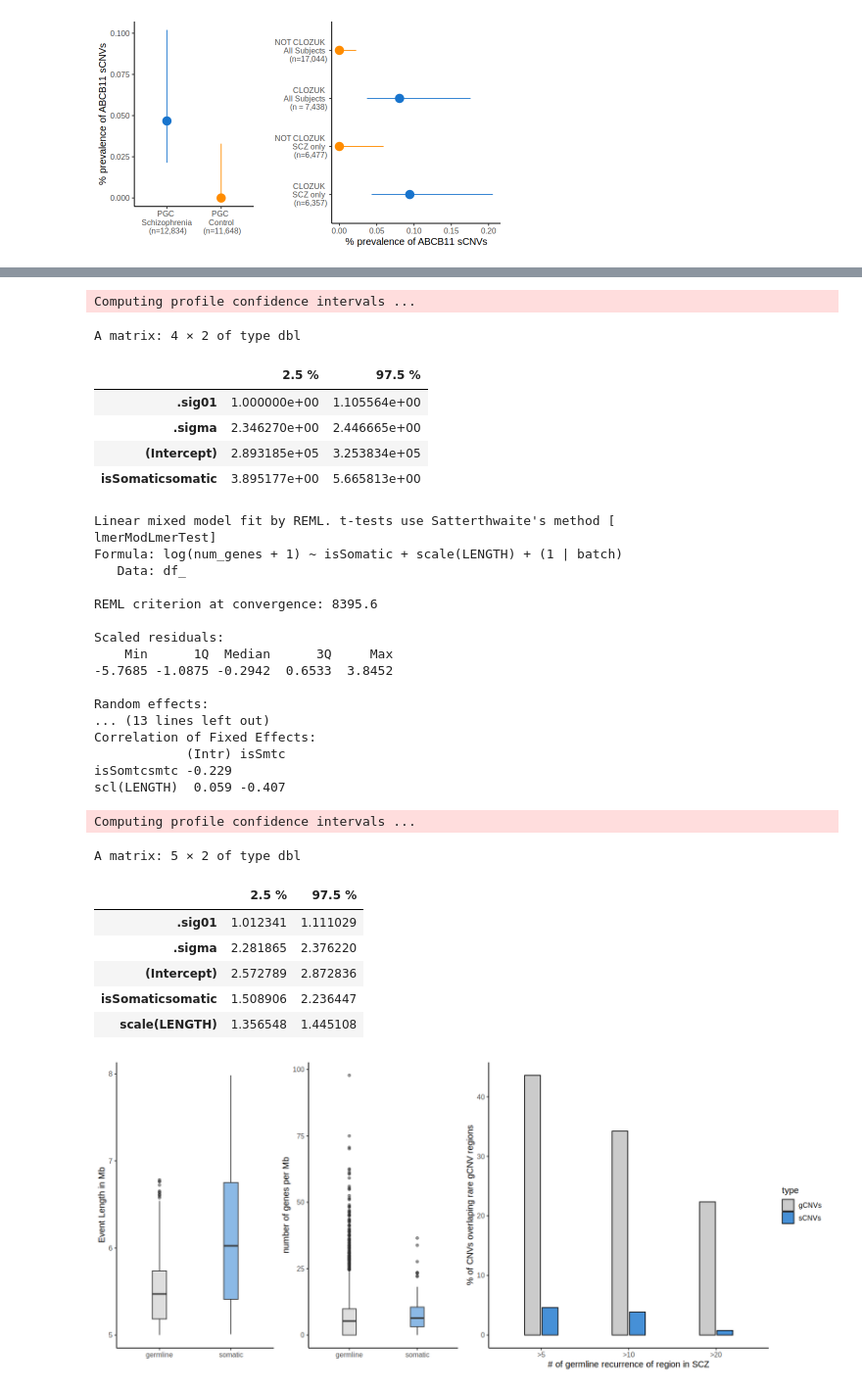
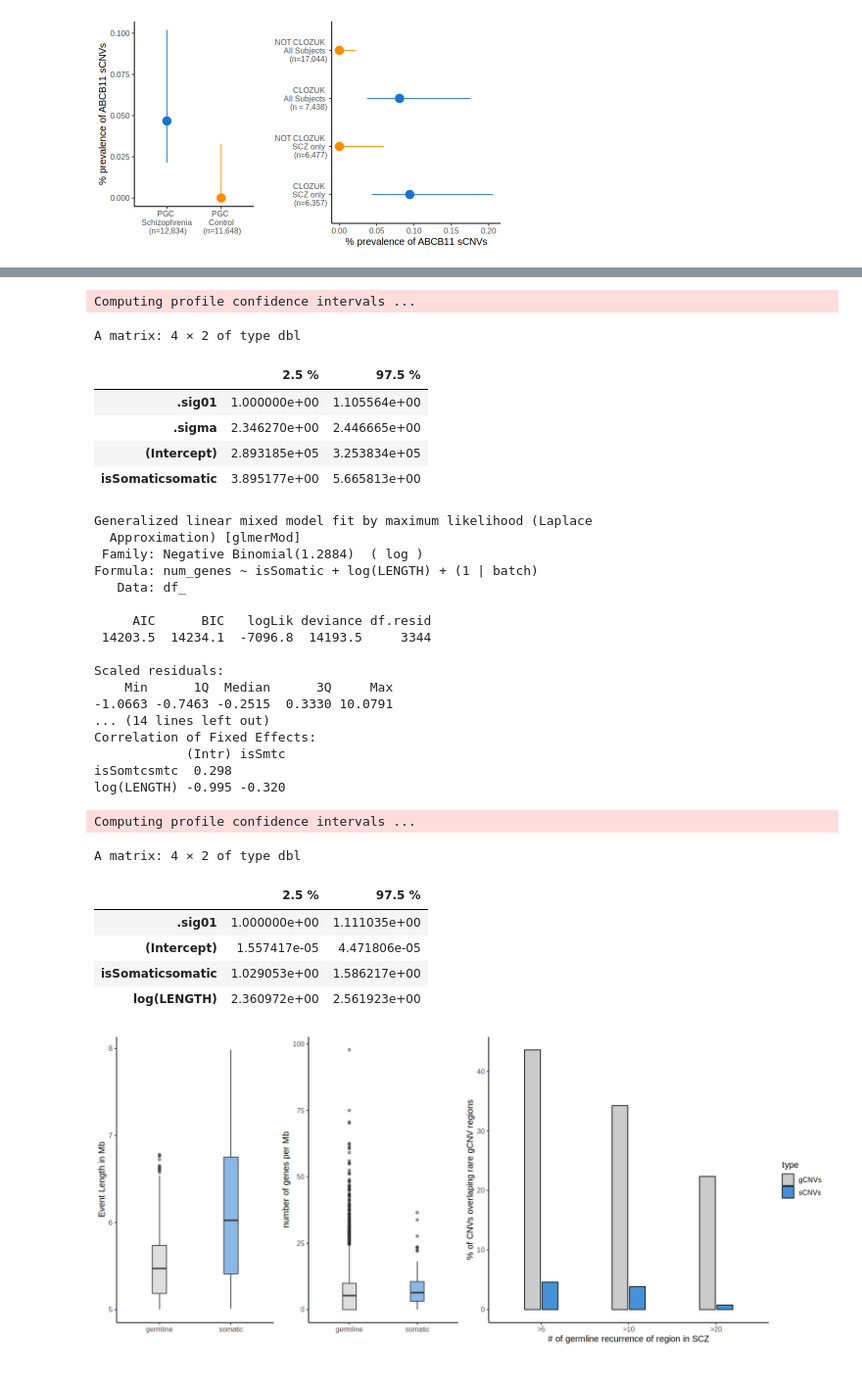
Before and after one commit to emauryg/SCZ_sCNV_paper_repo, a Jupyter notebook: scripts/6_Combined_Analysis.ipynb, the cells around one changed output, grey strips where cells are left out. Shown at 98% size. Saved outputs shown, nothing was run; the diff lists cells and outputs as text; code cells hidden in the pictures.

```diff
--- a/scripts/6_Combined_Analysis.ipynb
+++ b/scripts/6_Combined_Analysis.ipynb
@@ -1419,20 +1419,20 @@ df_ = df_ %>% group_by(subject,batch,diagnosis, isSomatic) %>% summarise(num_gen
 p1 = df_ %>% ggplot(aes(x=isSomatic,y = log10(LENGTH))) + geom_boxplot(aes(fill=isSomatic), alpha = 0.5,show.legend = FALSE, width=0.2) + scale_fill_manual(values=c("gray","dodgerblue3"),labels=c("Control","Schizophrenia")) + theme_classic(base_size = 12) + labs(x="",y="Event Length in Mb", fill="")  # facet_wrap(vars(batch))
 
 
-
-#summary(glmer(is_som ~ scale(LENGTH) + (1|batch), data=df_ %>% mutate(is_som = ifelse(isSomatic == "somatic", 1,0)),  family=binomial("logit")))
-
 mod2 = lmer(log(LENGTH) ~ isSomatic  +  (1|batch) , data=df_)
 summary(mod2)
 exp(confint(mod2))
 
 
-p2 = df_ %>% mutate(genes_per_mb = num_genes/LENGTH*1e6) %>% ggplot(aes(x=isSomatic,y =genes_per_mb)) + geom_boxplot(aes(fill=isSomatic), alpha = 0.5,show.legend = FALSE, width=0.2) + scale_fill_manual(values=c("gray","dodgerblue3"),labels=c("Control","Schizophrenia")) + theme_classic(base_size = 12) + labs(x="",y="number of genes per Mb", fill="")  # facet_wrap(vars(batch))
-
-mod2 = lmer(log(num_genes + 1) ~ isSomatic + scale(LENGTH) +  (1|batch) , data=df_)
+p2 = df_ %>% mutate(genes_per_mb = num_genes/LENGTH*1e6) %>% ggplot(aes(x=isSomatic,y =genes_per_mb)) +
+    geom_boxplot(aes(fill=isSomatic), alpha = 0.5,show.legend = FALSE, width=0.2) +
+    scale_fill_manual(values=c("gray","dodgerblue3"),labels=c("Control","Schizophrenia")) +
+    theme_classic(base_size = 12) + labs(x="",y="number of genes per Mb", fill="")
+mod2 = glmer.nb(num_genes ~ isSomatic + log(LENGTH) + (1|batch), data=df_)
 summary(mod2)
 exp(confint(mod2))
-#summary(glmer(is_som ~ num_genes + scale(LENGTH) + (1|batch), data=df_ %>% mutate(is_som=ifelse(isSomatic == "somatic",1,0)),  family=binomial("logit")))
+
+
 
 options(repr.plot.width=14, repr.plot.height=6)
 ggarrange(p1,p2,p3, ncol=3,widths=c(1,1,2))
@@ -1452,49 +1452,48 @@ Formula: log(LENGTH) ~ isSomatic + (1 | batch)
    Data: df_
 
 REML criterion at convergence: 8608.6
 
 Scaled residuals:
     Min      1Q  Median      3Q     Max
 -3.0460 -0.8457 -0.0755  0.6344  4.7591
 
 Random effects:
 ... (11 lines left out)
 
 Correlation of Fixed Effects:
             (Intr)
 isSomtcsmtc -0.207
 Computing profile confidence intervals ...
 A matrix: 4 × 2 of type dbl
 |  | 2.5 % | 97.5 % |
 | .sig01 | 1.000000e+00 | 1.105564e+00 |
 | .sigma | 2.346270e+00 | 2.446665e+00 |
 | (Intercept) | 2.893185e+05 | 3.253834e+05 |
 | isSomaticsomatic | 3.895177e+00 | 5.665813e+00 |
-Linear mixed model fit by REML. t-tests use Satterthwaite's method [
-lmerModLmerTest]
-Formula: log(num_genes + 1) ~ isSomatic + scale(LENGTH) + (1 | batch)
+Generalized linear mixed model fit by maximum likelihood (Laplace
+  Approximation) [glmerMod]
+ Family: Negative Binomial(1.2884)  ( log )
+Formula: num_genes ~ isSomatic + log(LENGTH) + (1 | batch)
    Data: df_
 
-REML criterion at convergence: 8395.6
+     AIC      BIC   logLik deviance df.resid
+ 14203.5  14234.1  -7096.8  14193.5     3344
 
 Scaled residuals:
     Min      1Q  Median      3Q     Max
--5.7685 -1.0875 -0.2942  0.6533  3.8452
-
-Random effects:
-... (13 lines left out)
+-1.0663 -0.7463 -0.2515  0.3330 10.0791
+... (14 lines left out)
 Correlation of Fixed Effects:
             (Intr) isSmtc
-isSomtcsmtc -0.229
-scl(LENGTH)  0.059 -0.407
+isSomtcsmtc  0.298
+log(LENGTH) -0.995 -0.320
 Computing profile confidence intervals ...
-A matrix: 5 × 2 of type dbl
+A matrix: 4 × 2 of type dbl
 |  | 2.5 % | 97.5 % |
-| .sig01 | 1.012341 | 1.111029 |
-| .sigma | 2.281865 | 2.376220 |
-| (Intercept) | 2.572789 | 2.872836 |
-| isSomaticsomatic | 1.508906 | 2.236447 |
-| scale(LENGTH) | 1.356548 | 1.445108 |
+| .sig01 | 1.000000e+00 | 1.111035e+00 |
+| (Intercept) | 1.557417e-05 | 4.471806e-05 |
+| isSomaticsomatic | 1.029053e+00 | 1.586217e+00 |
+| log(LENGTH) | 2.360972e+00 | 2.561923e+00 |
 [figure]
 # %%
 abcb11_calls = df_mosaic_ %>% filter(label=="SCZ", GENES=="ABCB11") %>% dplyr::select(c(CHROM, BEG_GRCh37, END_GRCh37, RETYPE))
```
Also changed, not shown: parts of 4 cells of this notebook, 3 other files.
